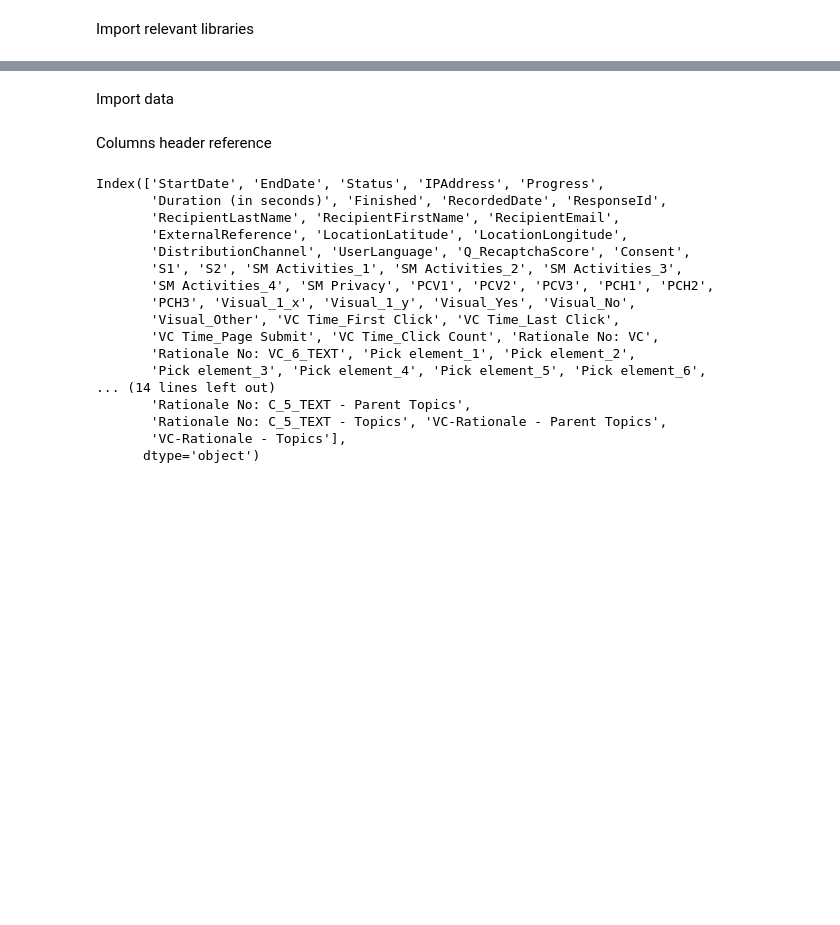
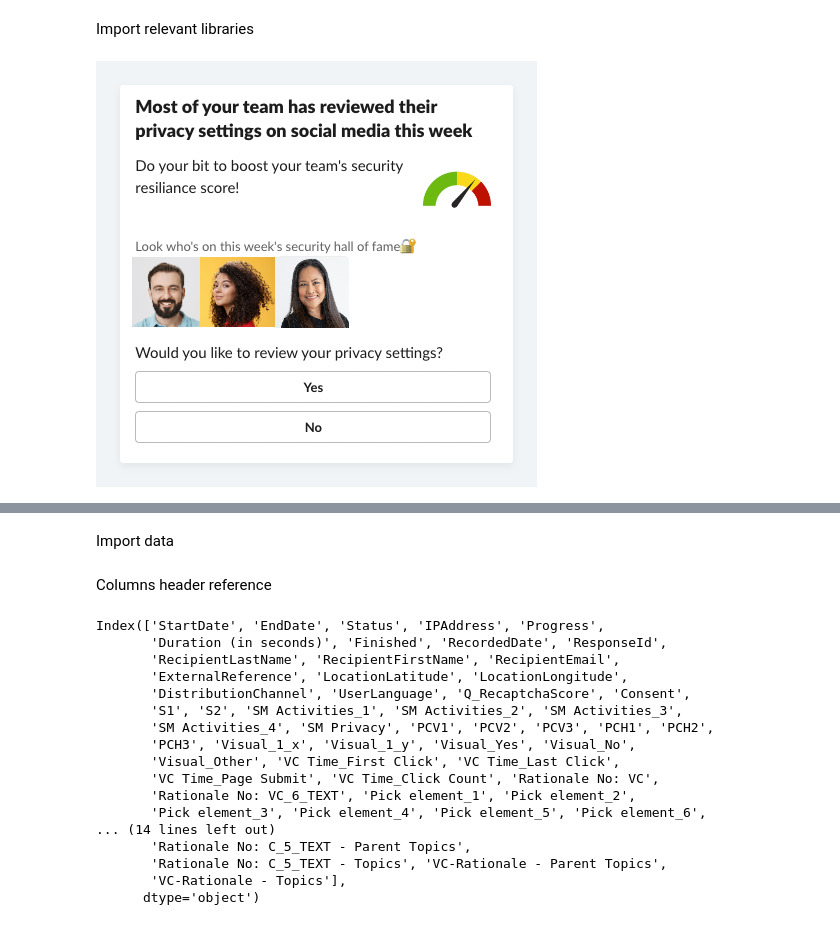
Before and after one commit to farahdian/dataanalysis, a Jupyter notebook: visual-nudges.ipynb, the cells around one changed output, grey strips where cells are left out. Drawn from its saved outputs; the diff is of its cells as text; code cells hidden in the pictures; blank space fills up the shorter version.

```diff
--- a/visual-nudges.ipynb
+++ b/visual-nudges.ipynb
@@ -10,0 +12,4 @@ import scipy.stats as stats
+# %%
+Image(filename="VC.png")
+# %% [output]
+[figure, added]
```
Also changed, not shown: parts of 17 cells of this notebook, 3 other files.
